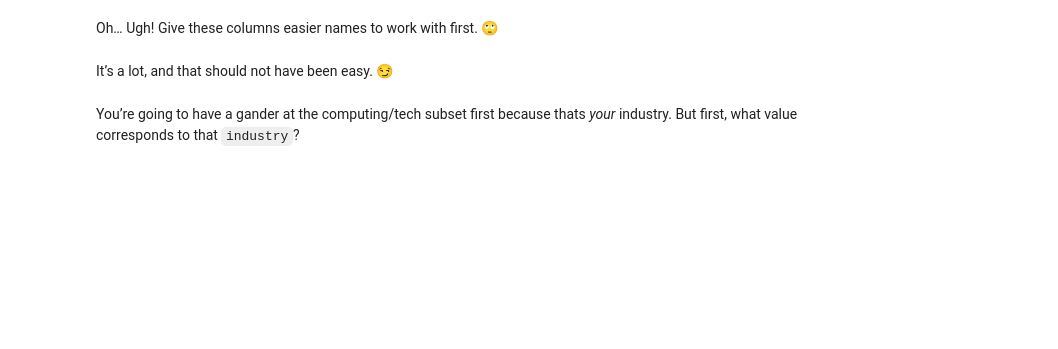
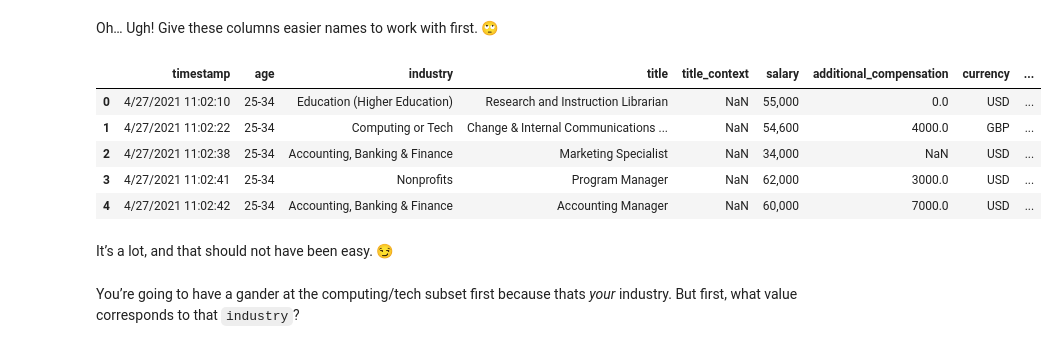
Before and after one commit to ImrulNYC/My-fork-2024-DS-Tue, a Jupyter notebook: Week-02-DS-Overview-and-Data/Exercise-IH.ipynb, the cells around one changed output. Drawn from its saved outputs; the diff is of its cells as text; code cells hidden in the pictures; blank space fills up the shorter version.

```diff
--- a/Week-02-DS-Overview-and-Data/Exercise-IH.ipynb
+++ b/Week-02-DS-Overview-and-Data/Exercise-IH.ipynb
@@ -162,6 +213,8 @@ Let’s save it somewhere to be shipped off to another teammate. 💾
 ### Load the Data
 # %%
 # Load the Ask A Manager Salary Survey 2021 (Responses) data set into a variable (e.g., df_salary).
+
+df_salary=pd.read_csv('data/Ask_A_Manager_Salary_Survey 2021_(Responses)_Form_Responses_1.tsv', sep='\t')
 # %% [markdown]
 Was that hard? 🙃
 # %% [markdown]
@@ -184,7 +263,22 @@ What are the columns and their types?
 Oh… Ugh! Give these columns easier names to work with first. 🙄
 # %%
 # Rename ‘em.
-# Non-binding suggestions: timestamp, age, industry, title, title_context, salary, additional_compensation, currency, other_currency, salary_context, country, state, city, total_yoe, field_yoe, highest_education_completed	gender, race
+# Non-binding suggestions: timestamp, age, industry, title, title_context, salary, additional_compensation, currency, other_currency, salary_context, country, state, city, total_yoe, field_yoe, highest_education_completed, gender, race
+
+df_salary.columns = [
+    'timestamp', 'age', 'industry', 'title', 'title_context', 'salary',
+    'additional_compensation', 'currency', 'other_currency', 'salary_context',
+    'country', 'state', 'city', 'total_yoe', 'field_yoe',
+    'highest_education_completed', 'gender', 'race'
+]
+df_salary.head()
+# %% [output]
+|  | timestamp | age | industry | title | title_context | salary | additional_compensation | currency | ... |
+| 0 | 4/27/2021 11:02:10 | 25-34 | Education (Higher Education) | Research and Instruction Librarian | NaN | 55,000 | 0.0 | USD | ... |
+| 1 | 4/27/2021 11:02:22 | 25-34 | Computing or Tech | Change & Internal Communications ... | NaN | 54,600 | 4000.0 | GBP | ... |
+| 2 | 4/27/2021 11:02:38 | 25-34 | Accounting, Banking & Finance | Marketing Specialist | NaN | 34,000 | NaN | USD | ... |
+| 3 | 4/27/2021 11:02:41 | 25-34 | Nonprofits | Program Manager | NaN | 62,000 | 3000.0 | USD | ... |
+| 4 | 4/27/2021 11:02:42 | 25-34 | Accounting, Banking & Finance | Accounting Manager | NaN | 60,000 | 7000.0 | USD | ... |
 # %% [markdown]
 It’s a lot, and that should not have been easy. 😏
 # %% [markdown]
```
Also changed, not shown: parts of 28 cells of this notebook.
